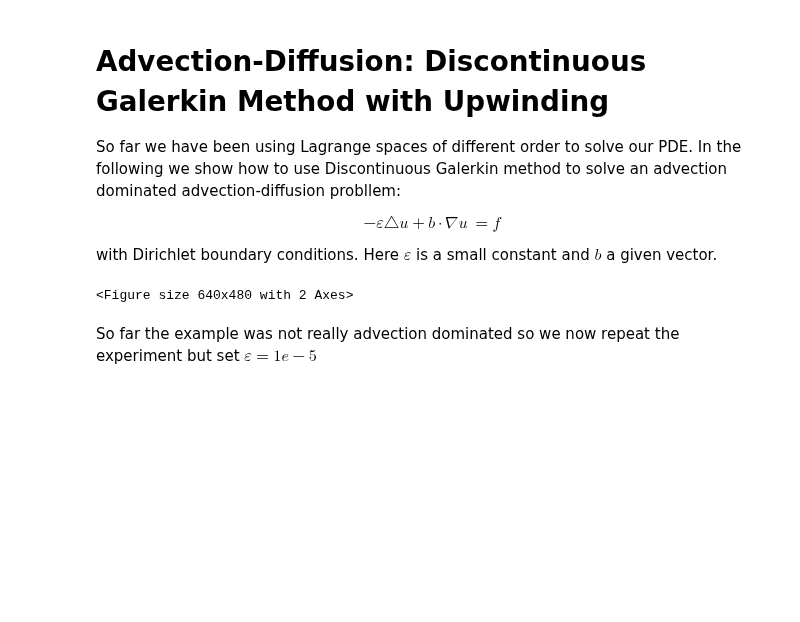
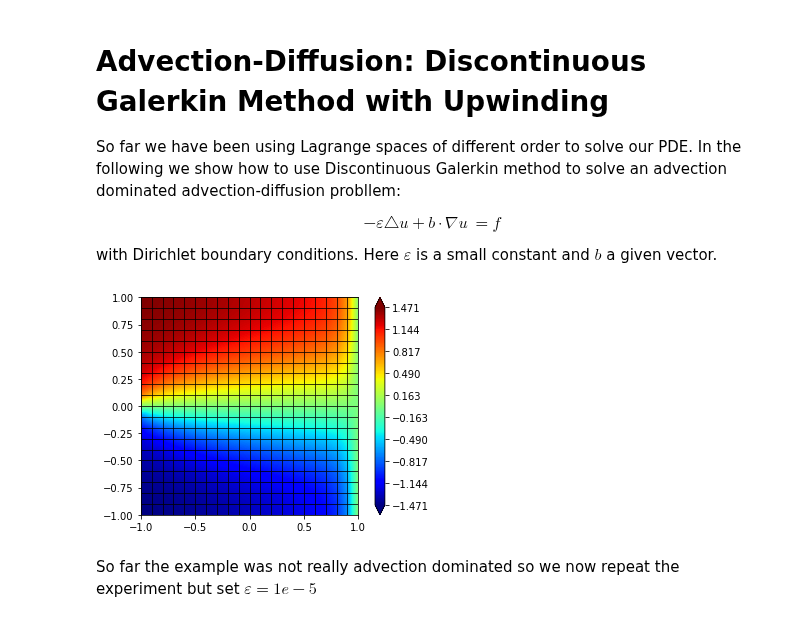
Before and after one commit to adedner/dune-fempy, a Jupyter notebook: doc/discontinuousgalerkin_nb.ipynb, the cells around one changed output. Saved outputs shown, nothing was run; the diff lists cells and outputs as text; code cells hidden in the pictures; blank space fills up the shorter version.

```diff
--- a/doc/discontinuousgalerkin_nb.ipynb
+++ b/doc/discontinuousgalerkin_nb.ipynb
@@ -10,8 +10,6 @@ with Dirichlet boundary conditions. Here $\varepsilon$ is a small
 constant and $b$ a given vector.
 # %%
 import numpy, math
-import dune.plotting
-dune.plotting.block = True
 import matplotlib
 matplotlib.rc( 'image', cmap='jet' )
 from matplotlib import pyplot
@@ -23,9 +21,8 @@ from ufl import TestFunction, TrialFunction, SpatialCoordinate, triangle, FacetN
 from ufl import dx, ds, grad, div, grad, dot, inner, sqrt, exp, conditional
 from ufl import as_vector, avg, jump, dS, CellVolume, FacetArea, atan
 
-gridView      = leafGridView([-1, -1], [1, 1], [20, 20])
-order = 2
-space = dgSpace(gridView, order=order)
+gridView = leafGridView([-1, -1], [1, 1], [20, 20])
+space    = dgSpace(gridView, order=2)
 
 u    = TrialFunction(space)
 v    = TestFunction(space)
@@ -43,7 +40,7 @@ hatb = (dot(b, n) + abs(dot(b, n)))/2.0
 dD   = conditional((1+x[0])*(1-x[0])<1e-10,1,0)
 g    = conditional(x[0]<0,atan(10*x[1]),0)
 # penalty parameter
-beta = 10*order*order
+beta = 10*space.order**2
 
 aInternal     = dot(eps*grad(u) - b*u, grad(v)) * dx
 diffSkeleton  = eps*beta/he*jump(u)*jump(v)*dS -\
@@ -57,11 +54,12 @@ form          = aInternal + diffSkeleton + advSkeleton
 
 scheme = solutionScheme(form==0, solver="gmres",
             parameters={"newton.linear.preconditioning.method":"jacobi"})
-uh = space.interpolate(0, name="solution")
-scheme.solve(target=uh)
-uh.plot()
-# %% [output]
-<Figure size 640x480 with 2 Axes>
+# %%
+uh = space.interpolate(0, name="solution")
+info = scheme.solve(target=uh)
+uh.plot()
+# %% [output]
+[figure, added]
 # %% [markdown]
 So far the example was not really advection dominated so we now
 repeat the experiment but set $\varepsilon=1e-5$
```
Also changed, not shown: parts of 1 cell of this notebook, 12 other files.
